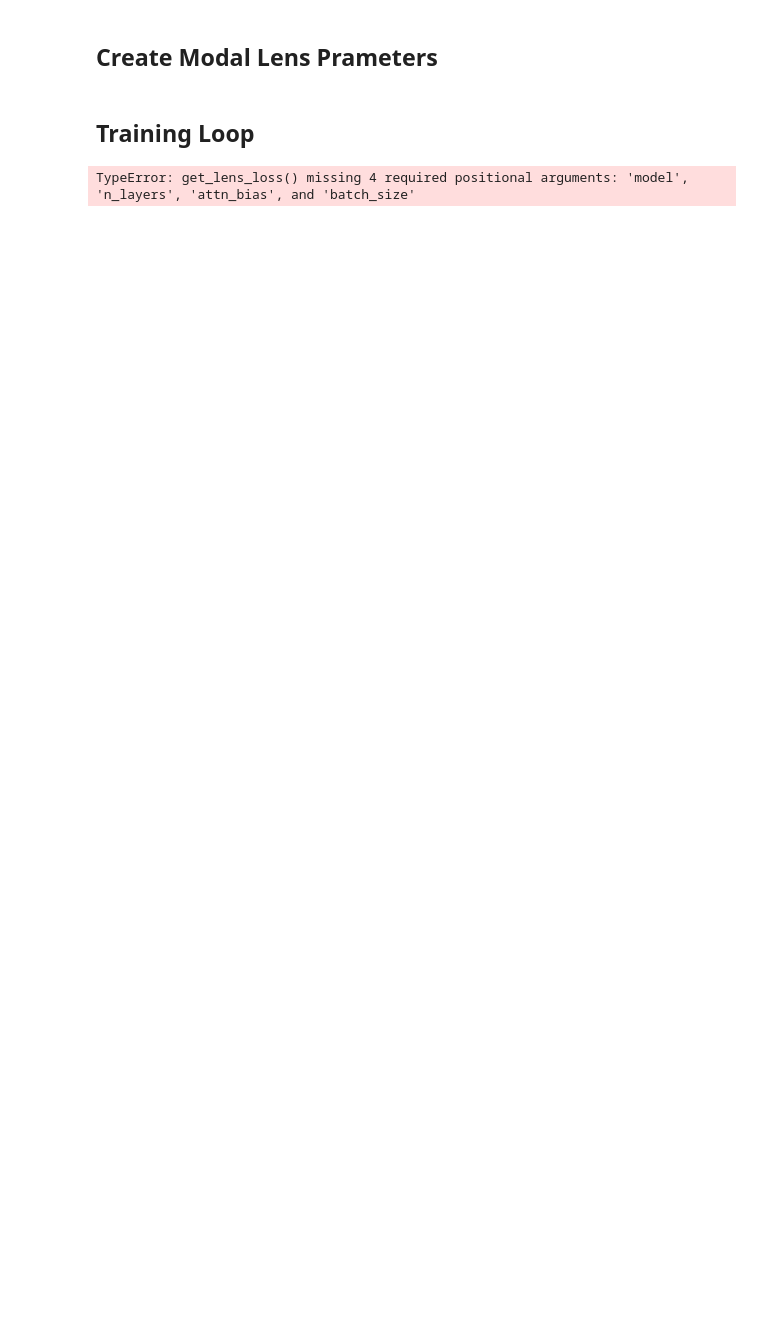
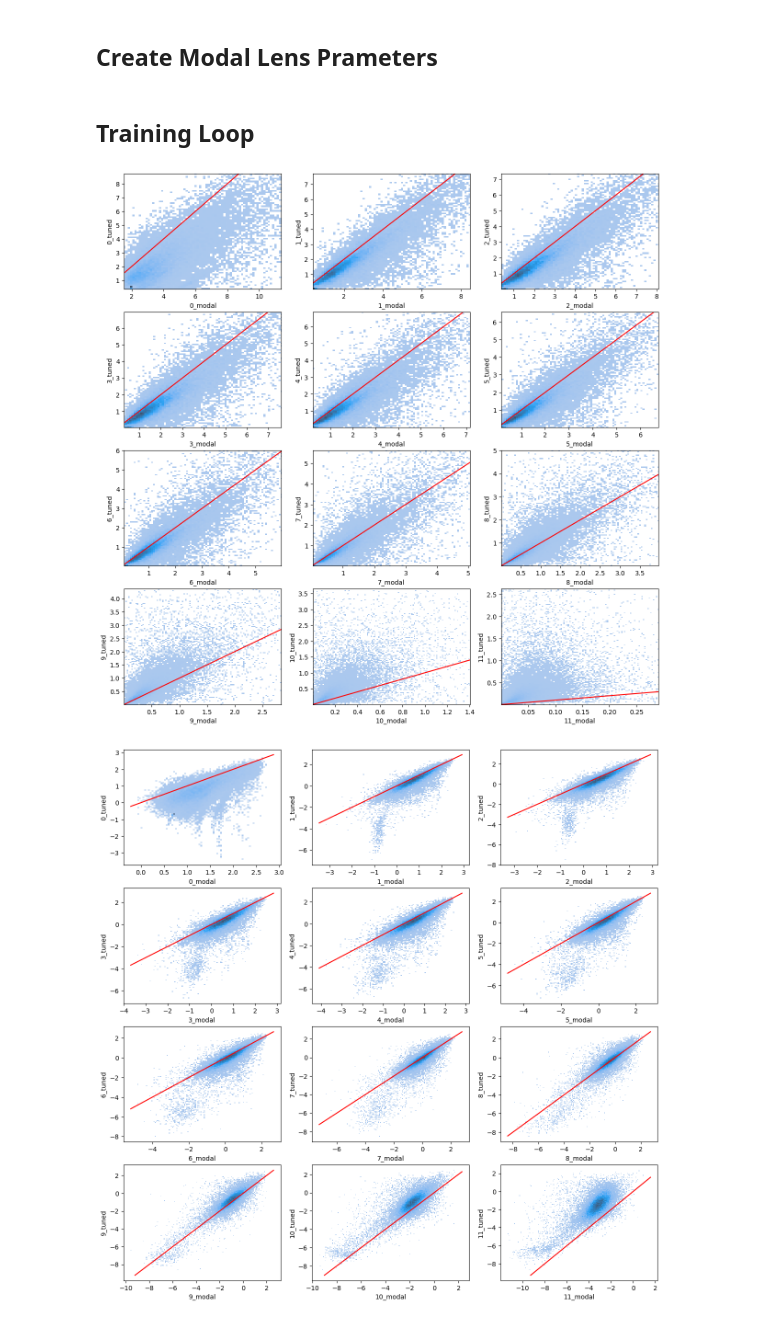
Before and after one commit to maxtli/taskdiscovery, a Jupyter notebook: train_lens.ipynb, the cells around one changed output. Saved outputs shown, nothing was run; the diff lists cells and outputs as text; code cells hidden in the pictures; blank space fills up the shorter version.

```diff
--- a/train_lens.ipynb
+++ b/train_lens.ipynb
@@ -48,7 +47,7 @@ n_layers = model.cfg.n_layers
 n_heads = model.cfg.n_heads
 head_dim = model.cfg.d_head
 d_model = model.cfg.d_model
-lr = 1e-2
+lr = 1e-3
 
 folder = "./results/"
 shared_bias = False
@@ -75,7 +81,7 @@ for param in model.parameters():
 # %%
 lp = LinePlot([*[f"kl_loss_{k}" for k in range(n_layers)], "step_size"])
 
-for i in tqdm(range(5000)):
+for i in tqdm(range(10000)):
     batch = next(owt_iter)["tokens"]
     lens_optimizer.zero_grad()
 
@@ -101,9 +107,43 @@ for i in tqdm(range(5000)):
     if math.isnan(lp.stat_book["step_size"][-1]):
         break
 
-    if i % 250 == 0:
+    if i % 1000 == 0:
         lp.plot(subplots=3, save=f"{folder}/train.png", twinx=False, mv=20)
         with open(f"{folder}/modal_lens_weights.pkl", "wb") as f:
             pickle.dump(attn_bias, f)
-# %% [output]
-TypeError: get_lens_loss() missing 4 required positional arguments: 'model', 'n_layers', 'attn_bias', and 'batch_size'
+# %%
+tuned_lens_folder = folder
+with open(f"{folder}/modal_lens_weights.pkl", "rb") as f:
+    attn_bias = pickle.load(f)
+
+
+with open(f"{tuned_lens_folder}/tuned_lens_weights.pkl", "rb") as f:
+    tuned_lens_weights = pickle.load(f)
+with open(f"{tuned_lens_folder}/tuned_lens_bias.pkl", "rb") as f:
+    tuned_lens_bias = pickle.load(f)
+
+activations = []
+all_losses = ([],[])
+
+for i in tqdm(range(1000)):
+    batch = next(owt_iter)['tokens']
+
+    with torch.no_grad():
+        kl_losses, tuned_lens_loss, activation_storage = get_lens_loss(batch,
+                                                                       model,
+                                                                       n_layers,
+                                                                       attn_bias,
+                                                                       batch_size,
+                                                                       tuned_lens_weights,
+                                                                       tuned_lens_bias,
+                                                                       compare_tuned_lens=True)
+        all_losses[0].append(kl_losses)
+        all_losses[1].append(tuned_lens_loss)
+        activations.append(torch.stack(activation_storage))
+# %%
+plot_losses(torch.cat(all_losses[0], dim=1).cpu().numpy().T,
+            torch.cat(all_losses[1], dim=1).cpu().numpy().T,
+            n_layers = 12)
+# %% [output]
+[figure, added]
+[figure, added]
```
Also changed, not shown: parts of 3 cells of this notebook, 5 other files.
